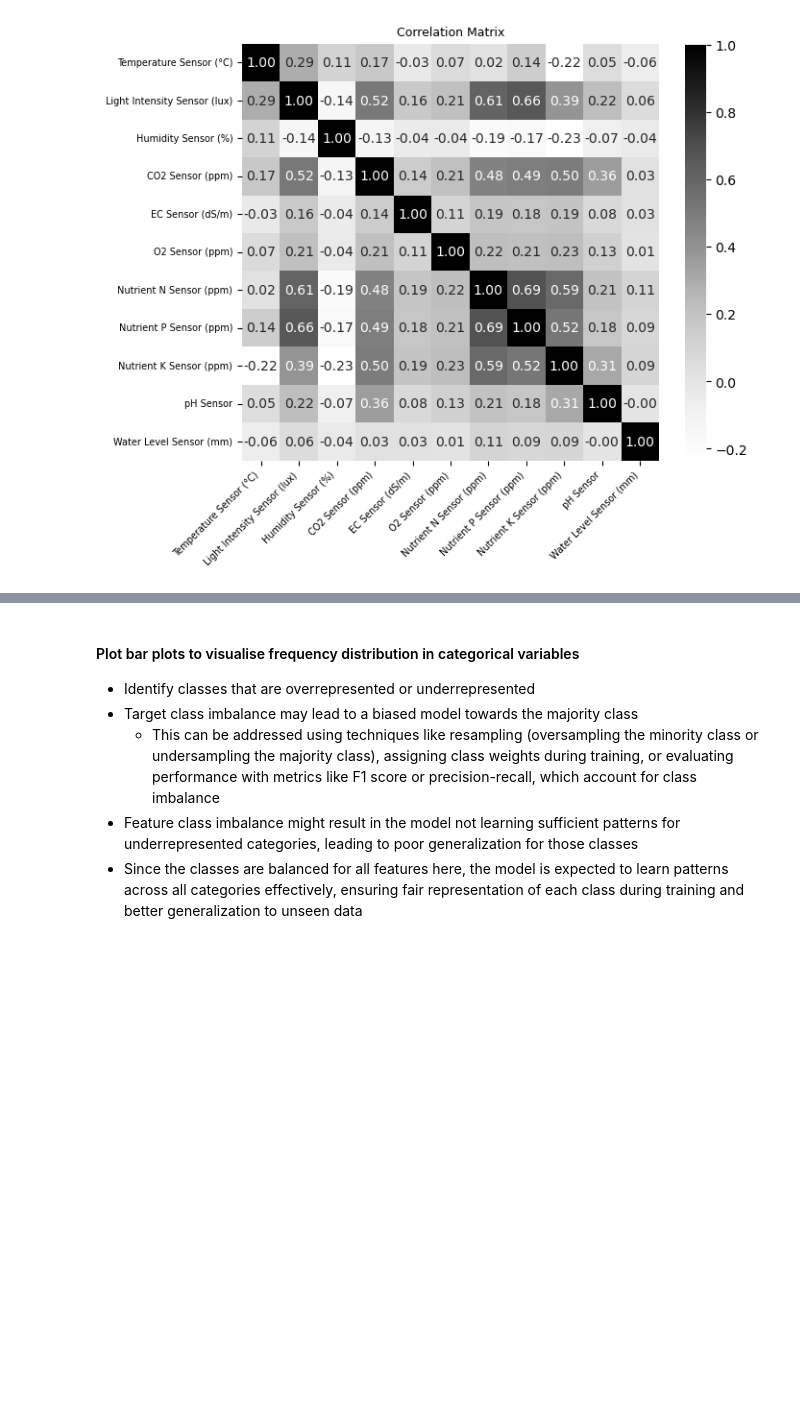
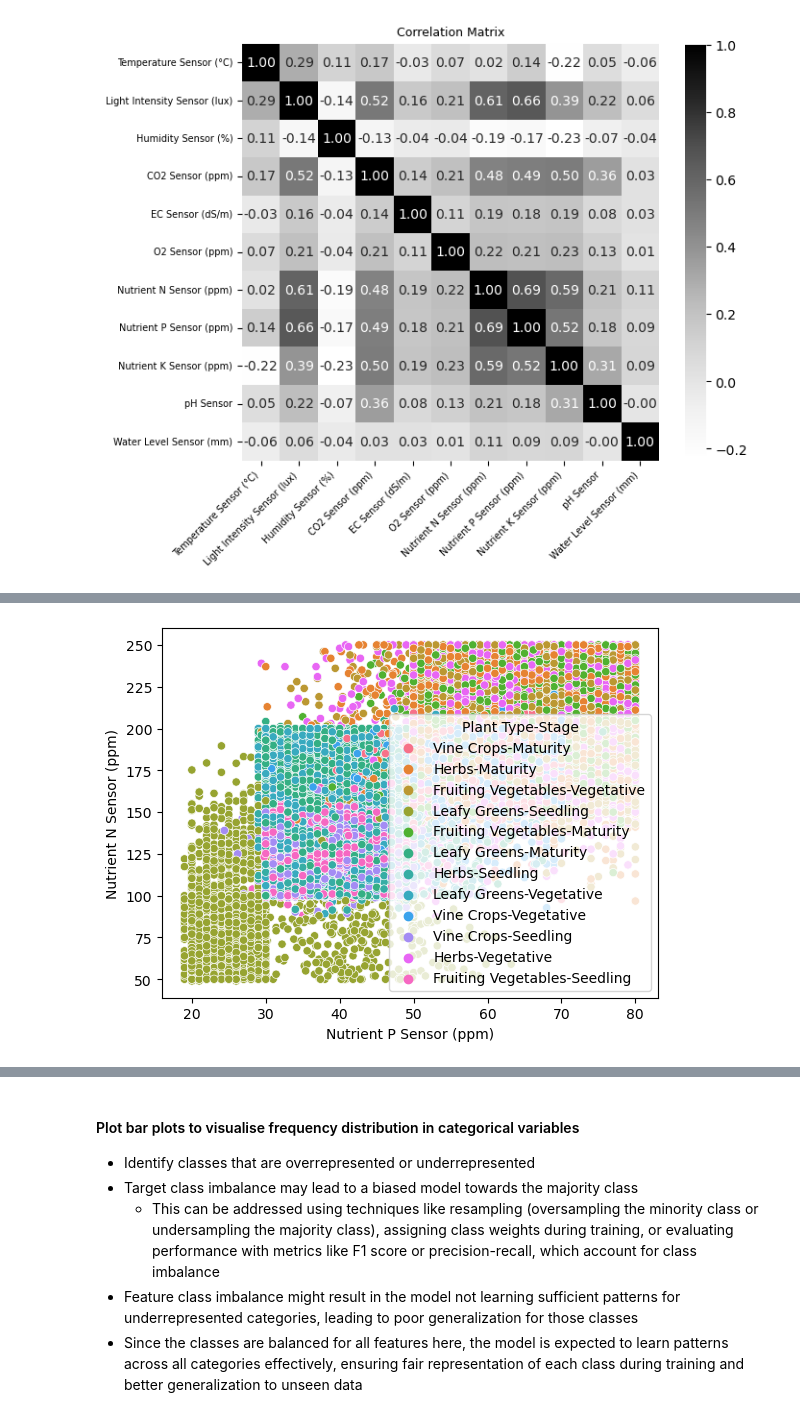
Before and after one commit to en-yao/aiap19-tan-en-yao-162H, a Jupyter notebook: eda.ipynb, the cells around one changed output, grey strips where cells are left out. Drawn from its saved outputs; the diff is of its cells as text; code cells hidden in the pictures; blank space fills up the shorter version.

```diff
--- a/eda.ipynb
+++ b/eda.ipynb
@@ -940,0 +945,7 @@ plt.show()
+# %%
+sns.scatterplot(data=df, x='Nutrient P Sensor (ppm)', y='Nutrient N Sensor (ppm)', hue='Plant Type-Stage')
+
+# Display the plot
+plt.show()
+# %% [output]
+[figure, added]
```
Also changed, not shown: parts of 7 cells of this notebook.
